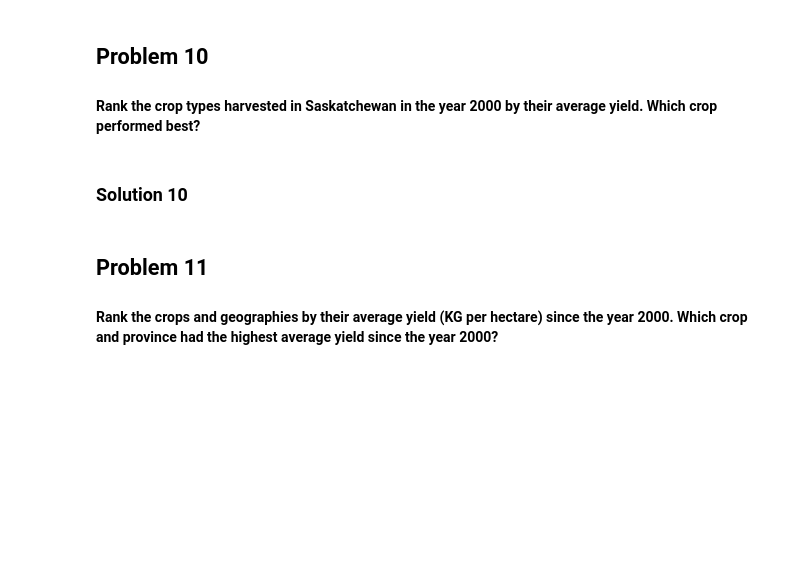
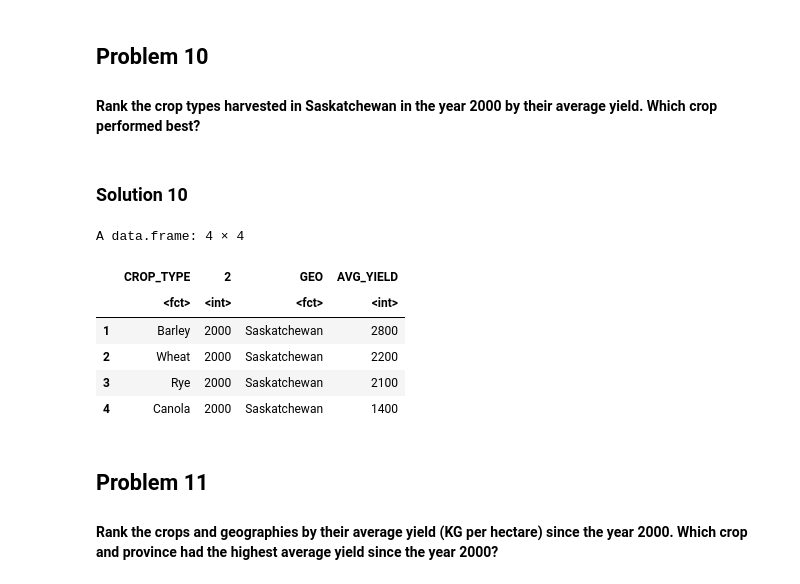
Before and after one commit to alfredo10gk/Help-with-Lab_6, a Jupyter notebook: Final-Project.ipynb, the cells around one changed output. Cells and saved outputs as stored; diff of their text form; code cells hidden in the pictures; blank space fills up the shorter version.

```diff
--- a/Final-Project.ipynb
+++ b/Final-Project.ipynb
@@ -366,6 +410,21 @@ print(barley_provinces)
 #### Rank the crop types harvested in Saskatchewan in the year 2000 by their average yield. Which crop performed best?
 # %% [markdown]
 ### Solution 10
+# %%
+bestcrop <- "SELECT CROP_TYPE, YEAR(YEAR), GEO, AVG_YIELD
+                FROM CROP_DATA
+                WHERE YEAR(YEAR) = 2000 AND GEO = 'Saskatchewan'
+                ORDER BY AVG_YIELD DESC;"
+                view <- sqlQuery(db_connection,bestcrop)
+                view
+# %% [output]
+A data.frame: 4 × 4
+|  | CROP_TYPE | 2 | GEO | AVG_YIELD |
+|  | <fct> | <int> | <fct> | <int> |
+| 1 | Barley | 2000 | Saskatchewan | 2800 |
+| 2 | Wheat | 2000 | Saskatchewan | 2200 |
+| 3 | Rye | 2000 | Saskatchewan | 2100 |
+| 4 | Canola | 2000 | Saskatchewan | 1400 |
 # %% [markdown]
 ## Problem 11
 #### Rank the crops and geographies by their average yield (KG per hectare) since the year 2000. Which crop and province had the highest average yield since the year 2000?
```
Also changed, not shown: parts of 11 cells of this notebook.
